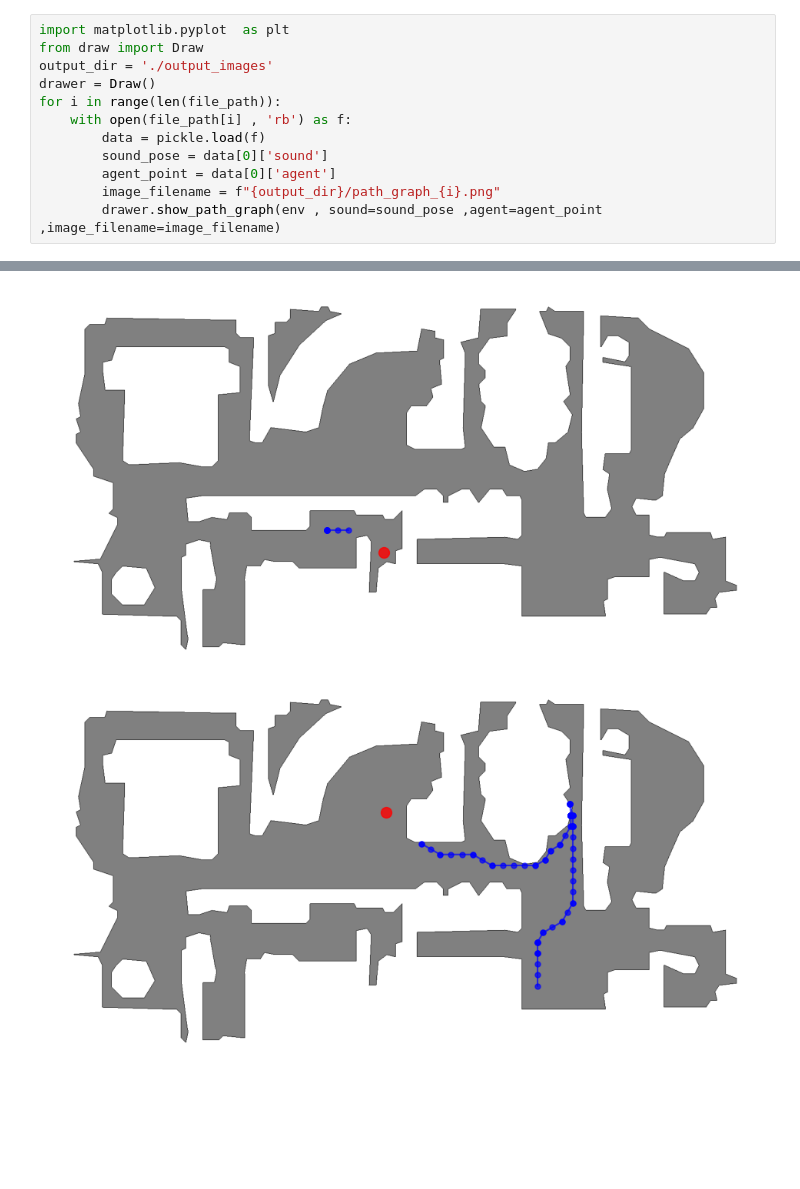
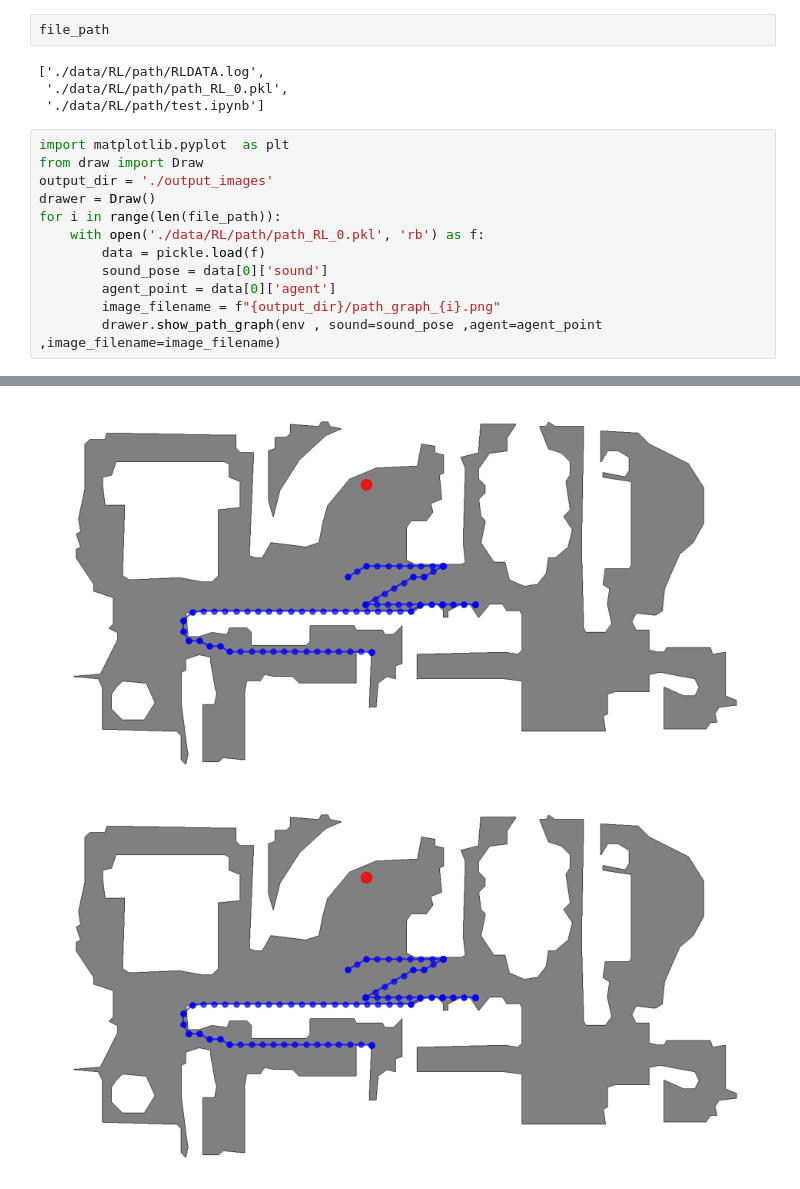
Before and after one commit to YZyongzhang/soundspaces, a Jupyter notebook: env.ipynb, the cells around one changed output, grey strips where cells are left out. Cells and saved outputs as stored; diff of their text form; blank space fills up the shorter version.

```diff
--- a/env.ipynb
+++ b/env.ipynb
@@ -102,13 +123,19 @@ files = files[:-2]
 file_path = list()
 for i in range(len(files)):
     file_path.append(os.path.join(path,files[i]))
+# %%
+file_path
+# %% [output]
+['./data/RL/path/RLDATA.log',
+ './data/RL/path/path_RL_0.pkl',
+ './data/RL/path/test.ipynb']
 # %%
 import matplotlib.pyplot  as plt
 from draw import Draw
 output_dir = './output_images'
 drawer = Draw()
 for i in range(len(file_path)):
-    with open(file_path[i] , 'rb') as f:
+    with open('./data/RL/path/path_RL_0.pkl', 'rb') as f:
         data = pickle.load(f)
         sound_pose = data[0]['sound']
         agent_point = data[0]['agent']
@@ -119,2 +146,2 @@ for i in range(len(file_path)):
-[figure, old version]
+[figure, new version]
-[figure, old version]
+[figure, new version]
```
Also changed, not shown: parts of 13 cells of this notebook, 21 other files.
